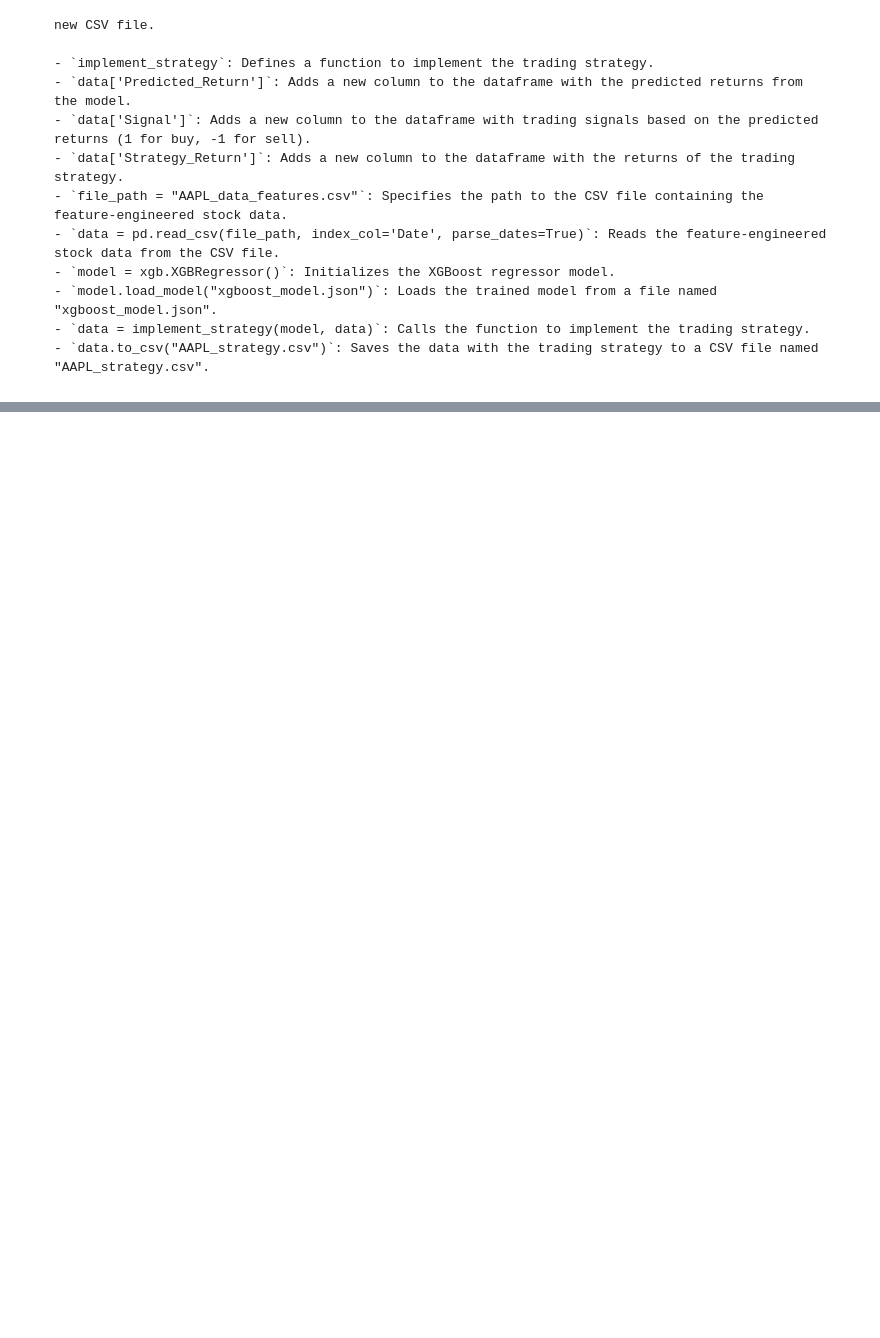
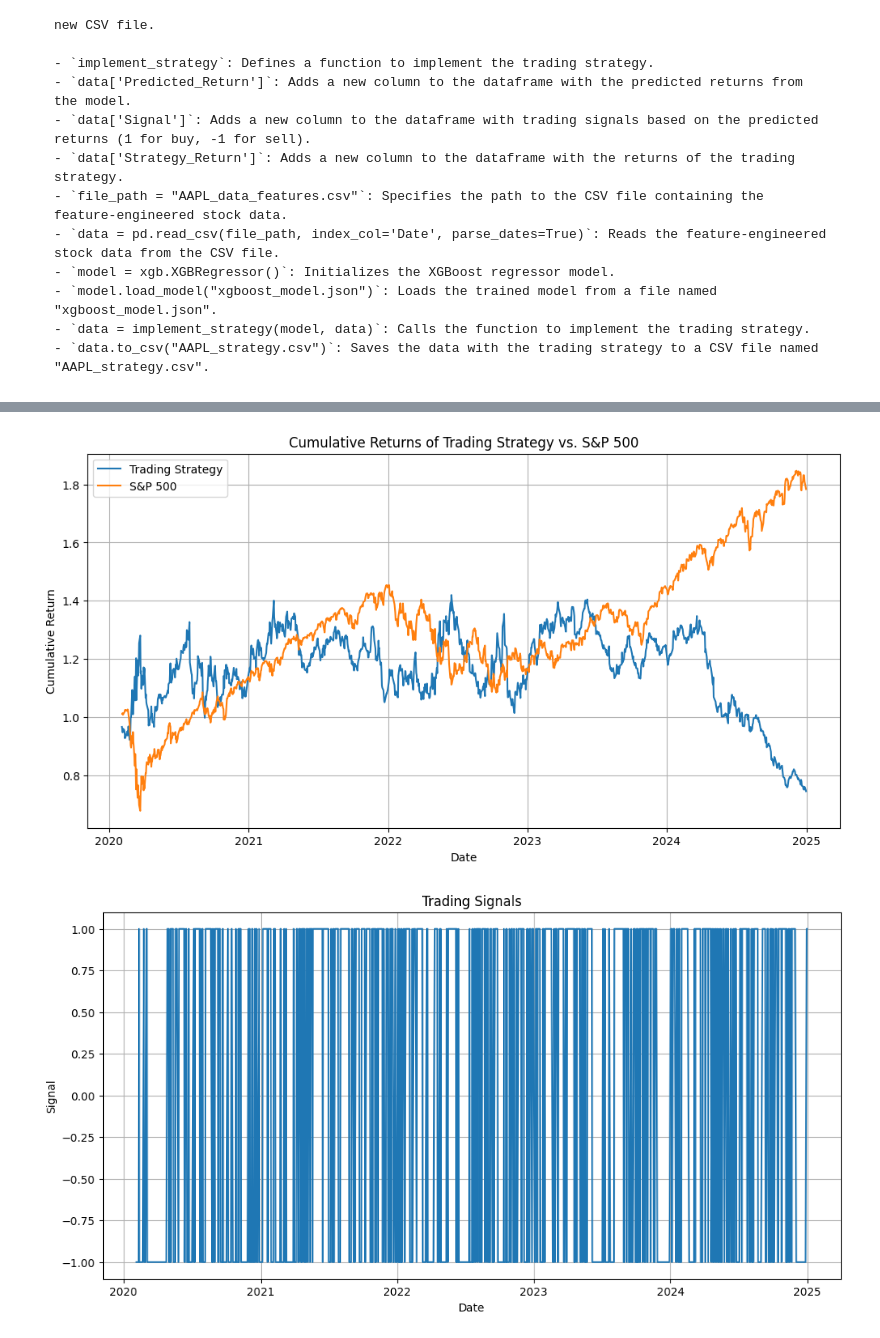
Before and after one commit to timjavins/WGU-C964-Capstone, a Jupyter notebook: StockEnsemble.ipynb, the cells around one changed output, grey strips where cells are left out. Drawn from its saved outputs; the diff is of its cells as text; code cells hidden in the pictures; blank space fills up the shorter version.

Commit message:
Feature complete with visualizations, but needs a bar chart.

```diff
--- a/StockEnsemble.ipynb
+++ b/StockEnsemble.ipynb
@@ -218,0 +504,69 @@ data.to_csv("AAPL_backtest.csv")
+# %%
+# Plot the cumulative returns of the trading strategy and the S&P 500
+import matplotlib.pyplot as plt
+
+plt.figure(figsize=(12, 6))
+plt.plot(model_and_signals['Cumulative_Strategy_Return'], label='Trading Strategy')
+plt.plot(sp500_features['Cumulative_Market_Return'], label='S&P 500')
+plt.legend()
+plt.title('Cumulative Returns of Trading Strategy vs. S&P 500')
+plt.xlabel('Date')
+plt.ylabel('Cumulative Return')
+plt.grid()
+plt.show()
+
+# Plot the signals generated by the trading strategy
+plt.figure(figsize=(12, 6))
+plt.plot(model_and_signals['Signal'], label='Signal')
+plt.title('Trading Signals')
+plt.xlabel('Date')
+plt.ylabel('Signal')
+plt.grid()
+plt.show()
+
+# Plot the strategy return and market return
+plt.figure(figsize=(12, 6))
+plt.plot(model_and_signals['Strategy_Return'], label='Strategy Return')
+plt.plot(model_and_signals['Return'], label='Market Return')
+plt.legend()
+plt.title('Strategy Return vs. Market Return')
+plt.xlabel('Date')
+plt.ylabel('Return')
+plt.grid()
+plt.show()
+
+# Plot the cumulative strategy return and market return
+plt.figure(figsize=(12, 6))
+plt.plot(model_and_signals['Cumulative_Strategy_Return'], label='Cumulative Strategy Return')
+plt.plot(model_and_signals['Cumulative_Market_Return'], label='Cumulative Market Return')
+plt.legend()
+plt.title('Cumulative Strategy Return vs. Cumulative Market Return')
+plt.xlabel('Date')
+plt.ylabel('Cumulative Return')
+plt.grid()
+plt.show()
+
+# Plot the volatility and momentum features
+plt.figure(figsize=(12, 6))
+plt.plot(model_and_signals['Volatility'], label='Volatility')
+plt.plot(model_and_signals['Momentum'], label='Momentum')
+plt.legend()
+plt.title('Volatility and Momentum Features')
+plt.xlabel('Date')
+plt.ylabel('Value')
+plt.grid()
+plt.show()
+
+# Plot the predicted return and actual return
+plt.figure(figsize=(12, 6))
+plt.plot(model_and_signals['Predicted_Return'], label='Predicted Return')
+plt.plot(model_and_signals['Return'], label='Actual Return')
+plt.legend()
+plt.title('Predicted Return vs. Actual Return')
+plt.xlabel('Date')
+plt.ylabel('Return')
+plt.grid()
+plt.show()
+# %% [output]
+[figure, added]
+[figure, added]
```
Also changed, not shown: parts of 11 cells of this notebook.
